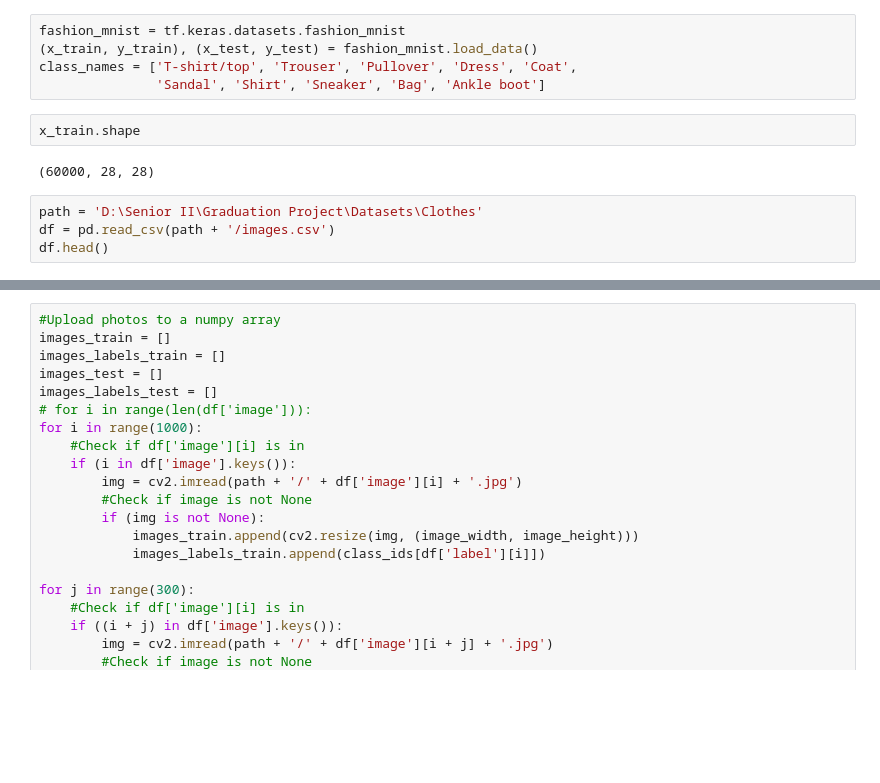
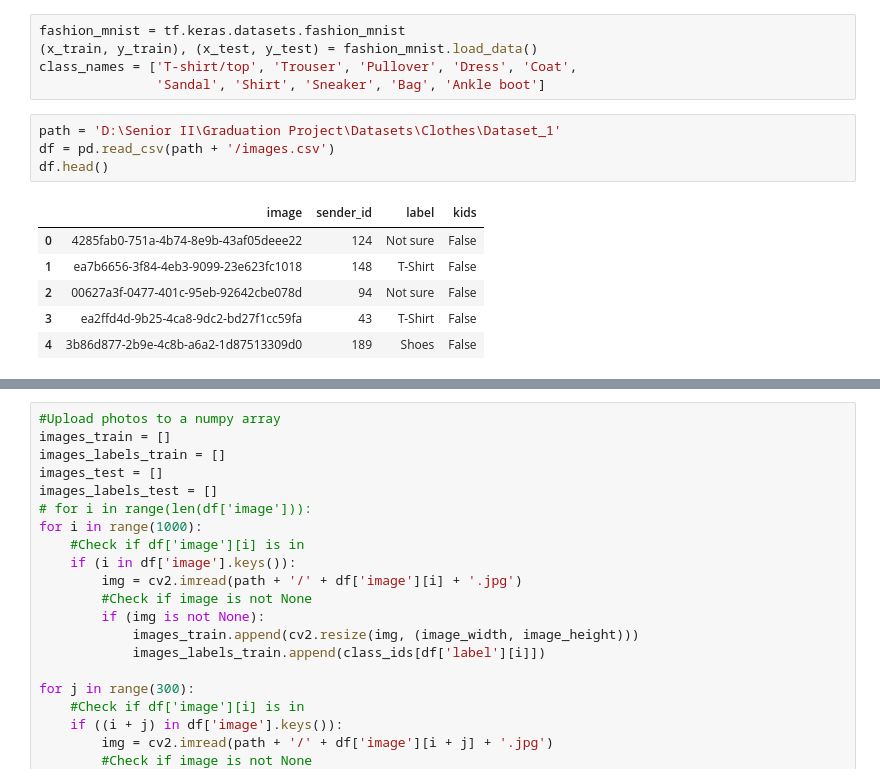
Before and after one commit to ahmedmoh1234/Graduation-Project, a Jupyter notebook: Clothes Description Module/Clothes_Description_Module.ipynb, the cells around one changed output, grey strips where cells are left out. Saved outputs shown, nothing was run; the diff lists cells and outputs as text; blank space fills up the shorter version.

```diff
--- a/Clothes Description Module/Clothes_Description_Module.ipynb
+++ b/Clothes Description Module/Clothes_Description_Module.ipynb
@@ -27,14 +27,17 @@ fashion_mnist = tf.keras.datasets.fashion_mnist
 (x_train, y_train), (x_test, y_test) = fashion_mnist.load_data()
 class_names = ['T-shirt/top', 'Trouser', 'Pullover', 'Dress', 'Coat',
                'Sandal', 'Shirt', 'Sneaker', 'Bag', 'Ankle boot']
-# %%
-x_train.shape
-# %% [output]
-(60000, 28, 28)
 # %%
-path = 'D:\Senior II\Graduation Project\Datasets\Clothes'
+path = 'D:\Senior II\Graduation Project\Datasets\Clothes\Dataset_1'
 df = pd.read_csv(path + '/images.csv')
 df.head()
+# %% [output]
+|  | image | sender_id | label | kids |
+| 0 | 4285fab0-751a-4b74-8e9b-43af05deee22 | 124 | Not sure | False |
+| 1 | ea7b6656-3f84-4eb3-9099-23e623fc1018 | 148 | T-Shirt | False |
+| 2 | 00627a3f-0477-401c-95eb-92642cbe078d | 94 | Not sure | False |
+| 3 | ea2ffd4d-9b25-4ca8-9dc2-bd27f1cc59fa | 43 | T-Shirt | False |
+| 4 | 3b86d877-2b9e-4c8b-a6a2-1d87513309d0 | 189 | Shoes | False |
 # %%
 #Remove all entries with label = Not sure
 df = df[df['label'] != 'Not sure']
```
Also changed, not shown: parts of 10 cells of this notebook.
